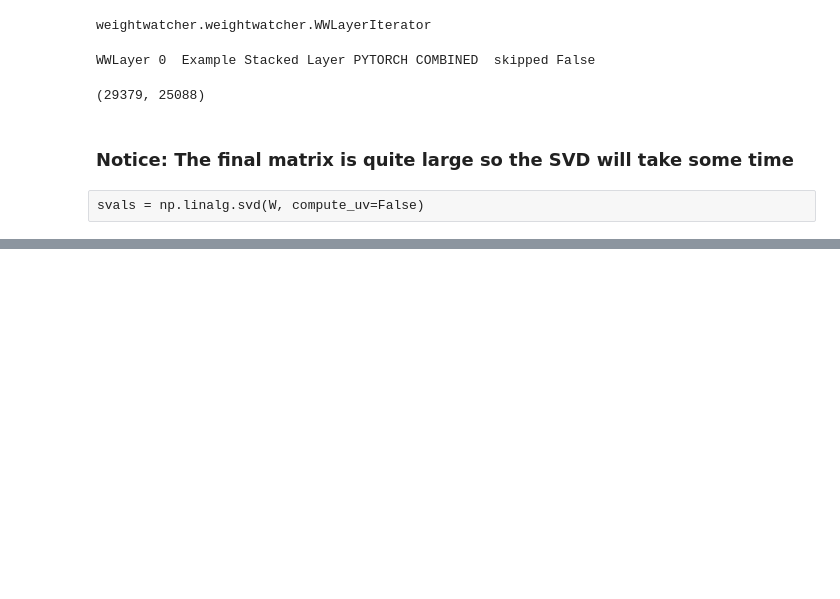
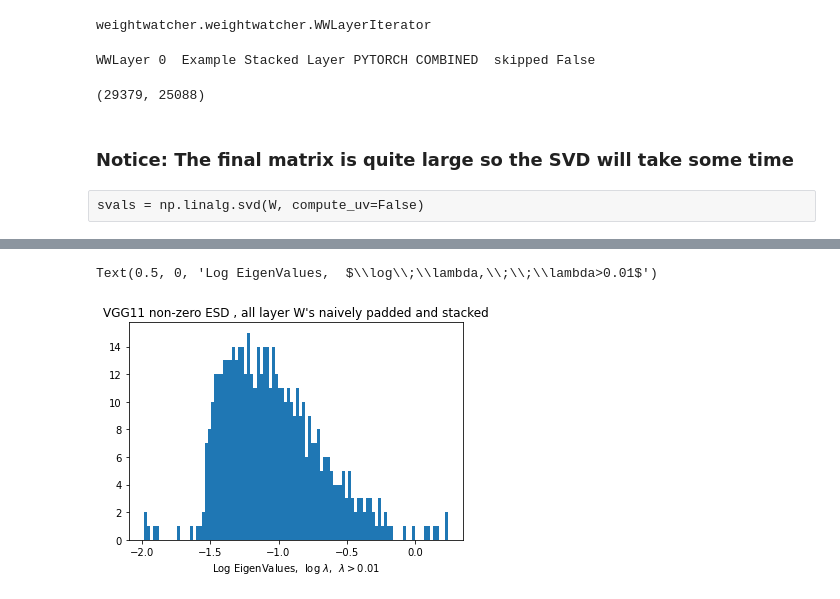
Before and after one commit to CalculatedContent/WeightWatcher, a Jupyter notebook: WWLayerIterator.ipynb, the cells around one changed output, grey strips where cells are left out. Saved outputs shown, nothing was run; the diff lists cells and outputs as text; code cells hidden in the pictures; blank space fills up the shorter version.

Commit message:
stacked layer iterator working

```diff
--- a/WWLayerIterator.ipynb
+++ b/WWLayerIterator.ipynb
@@ -273,3 +274,11 @@ Text(0.5, 0, 'Log EigenValues,  $\\log\\;\\lambda_{i}$')
+# %%
+evals_nz = evals[evals>0.01]
+plt.hist(np.log10(evals_nz), bins=100);
+plt.title("VGG11 non-zero ESD , all layer W's naively padded and stacked")
+plt.xlabel(r"Log EigenValues,  $\log\;\lambda,\;\;\lambda>0.01$")
+# %% [output]
+Text(0.5, 0, 'Log EigenValues,  $\\log\\;\\lambda,\\;\\;\\lambda>0.01$')
+[figure, added]
 # %%
 plt.loglog(evals);
 plt.title("VGG11 Stacked ESD, log log plot")
```
Also changed, not shown: parts of 12 cells of this notebook.
